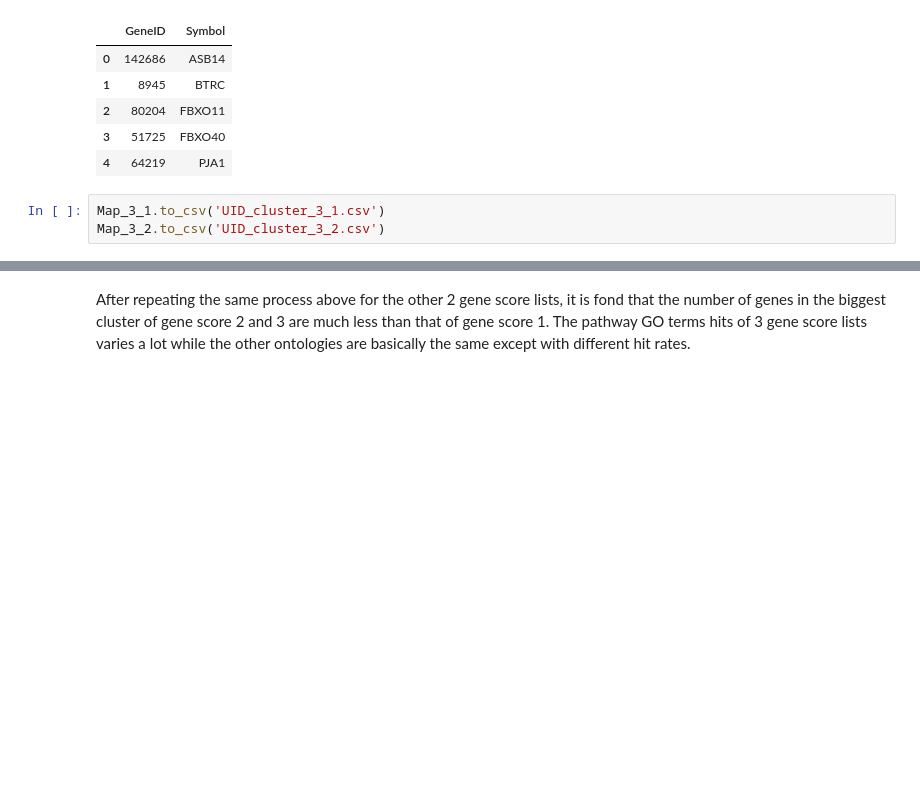
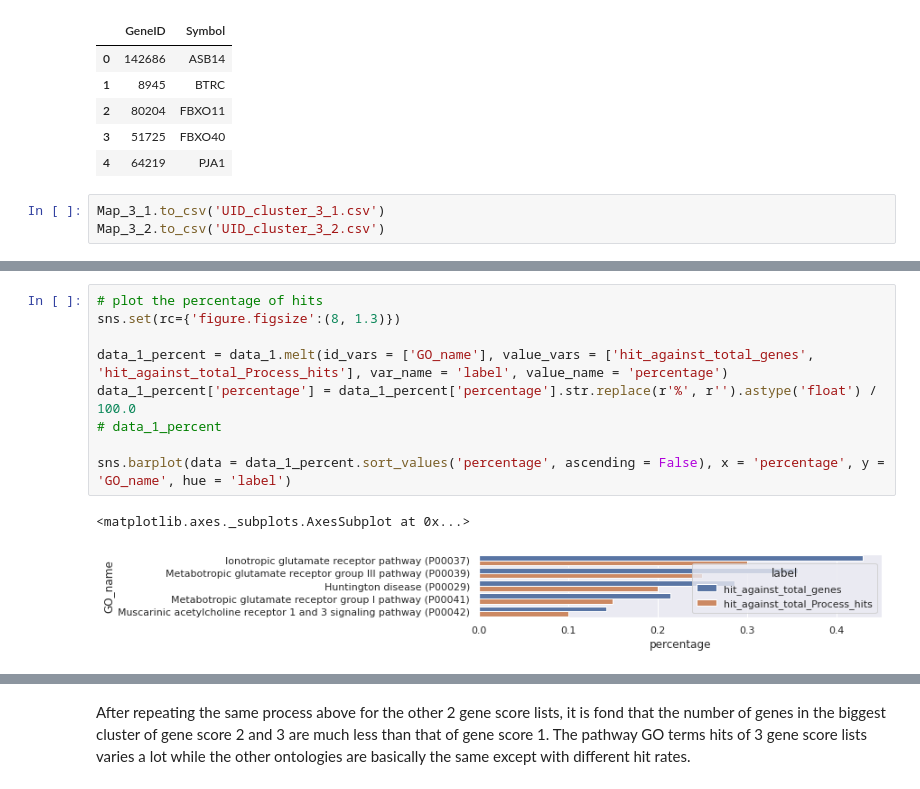
Before and after one commit to Mushi0/Bioinformatic-2, a Jupyter notebook: Part 3.ipynb, the cells around one changed output, grey strips where cells are left out. Saved outputs shown, nothing was run; the diff lists cells and outputs as text; blank space fills up the shorter version.

```diff
--- a/Part 3.ipynb
+++ b/Part 3.ipynb
@@ -333,0 +356,12 @@ Map_3_2.to_csv('UID_cluster_3_2.csv')
+# %%
+# plot the percentage of hits
+sns.set(rc={'figure.figsize':(8, 1.3)})
+
+data_1_percent = data_1.melt(id_vars = ['GO_name'], value_vars = ['hit_against_total_genes', 'hit_against_total_Process_hits'], var_name = 'label', value_name = 'percentage')
+data_1_percent['percentage'] = data_1_percent['percentage'].str.replace(r'%', r'').astype('float') / 100.0
+# data_1_percent
+
+sns.barplot(data = data_1_percent.sort_values('percentage', ascending = False), x = 'percentage', y = 'GO_name', hue = 'label')
+# %% [output]
+<matplotlib.axes._subplots.AxesSubplot at 0x...>
+[figure, added]
```
Also changed, not shown: parts of 15 cells of this notebook, 31 other files.
